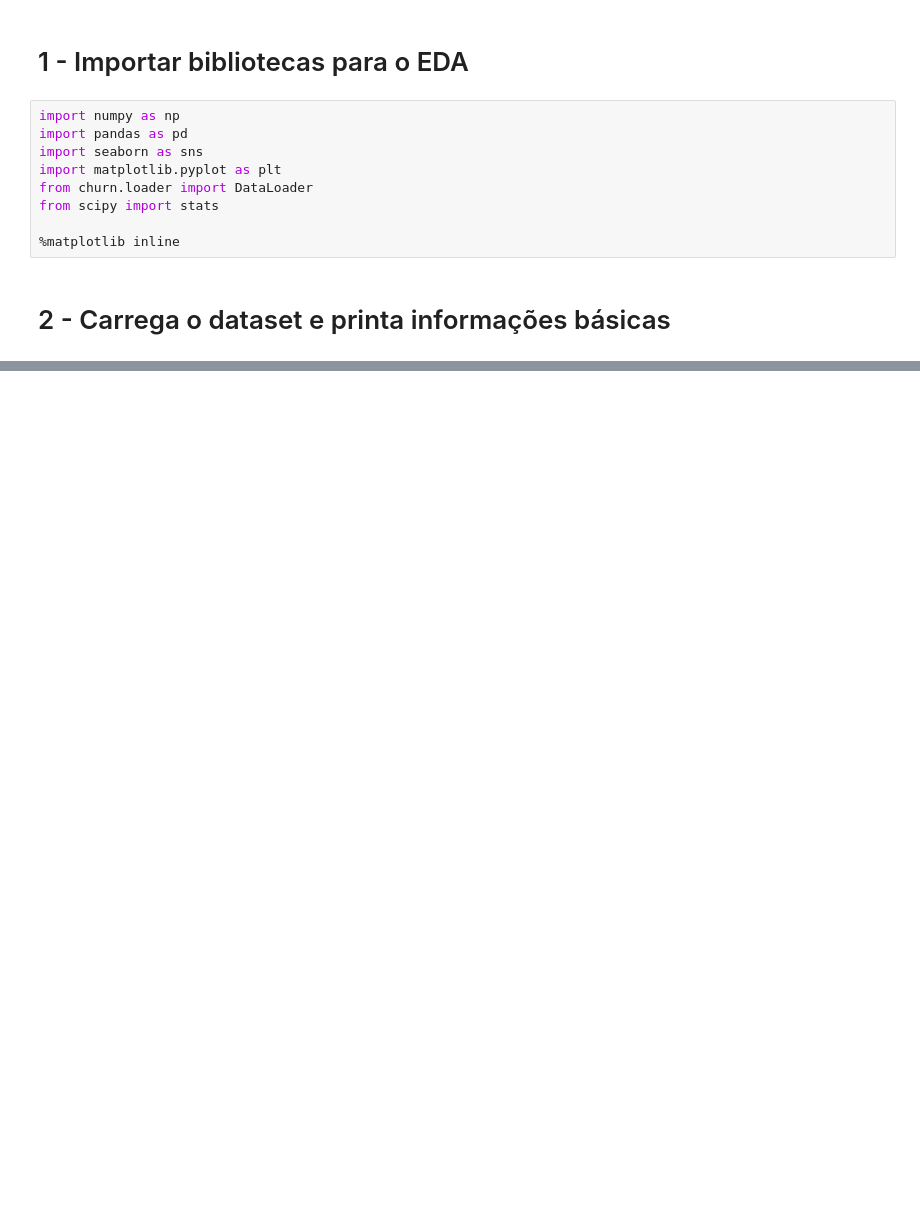
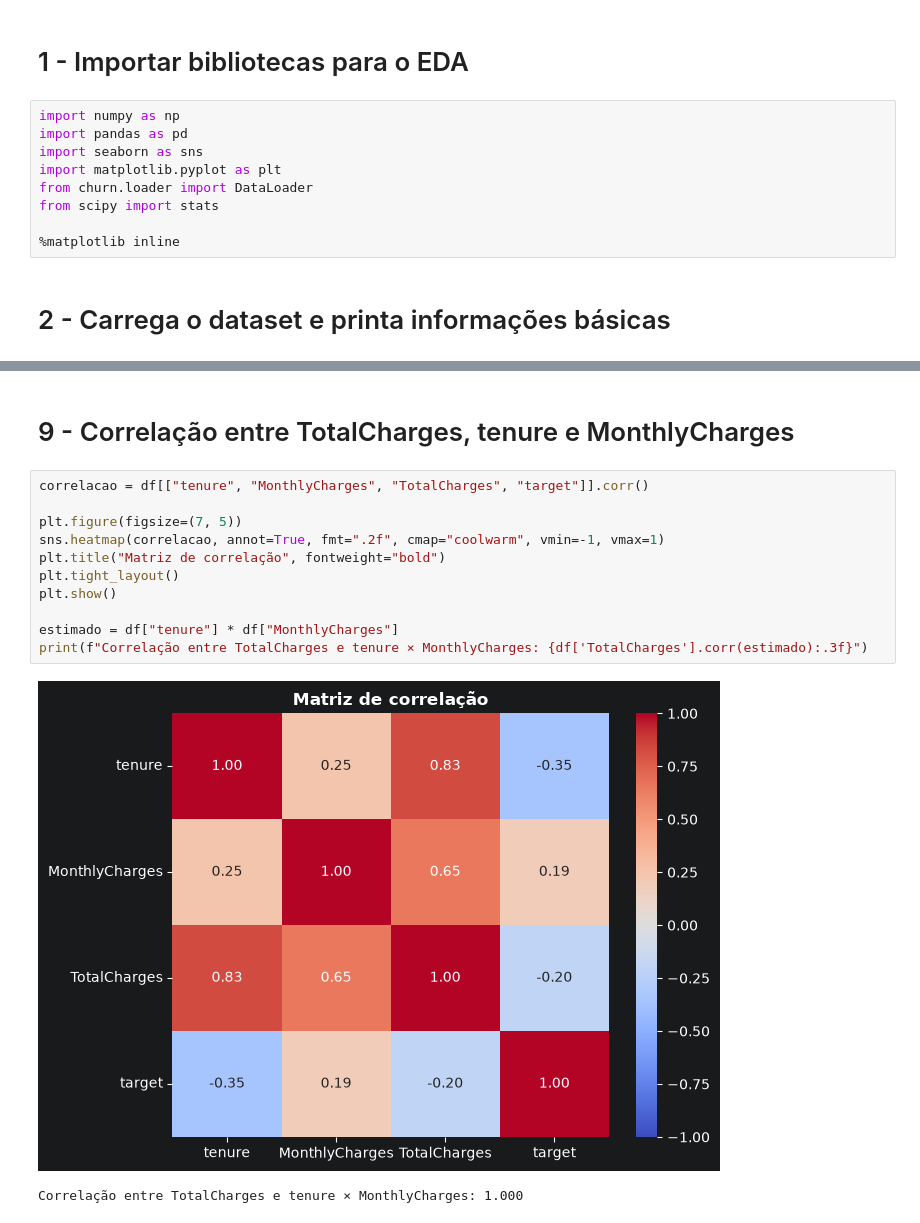
Before and after one commit to EberteSampaio/tech-challenge-customer-churn, a Jupyter notebook: notebooks/01_eda.ipynb, the cells around one changed output, grey strips where cells are left out. Drawn from its saved outputs; the diff is of its cells as text; blank space fills up the shorter version.

```diff
--- a/notebooks/01_eda.ipynb
+++ b/notebooks/01_eda.ipynb
@@ -190,0 +234,16 @@ plt.show()
+# %% [markdown]
+# 9 - Correlação entre TotalCharges, tenure e MonthlyCharges
+# %%
+correlacao = df[["tenure", "MonthlyCharges", "TotalCharges", "target"]].corr()
+
+plt.figure(figsize=(7, 5))
+sns.heatmap(correlacao, annot=True, fmt=".2f", cmap="coolwarm", vmin=-1, vmax=1)
+plt.title("Matriz de correlação", fontweight="bold")
+plt.tight_layout()
+plt.show()
+
+estimado = df["tenure"] * df["MonthlyCharges"]
+print(f"Correlação entre TotalCharges e tenure × MonthlyCharges: {df['TotalCharges'].corr(estimado):.3f}")
+# %% [output]
+[figure, added]
+Correlação entre TotalCharges e tenure × MonthlyCharges: 1.000
```
Also changed, not shown: parts of 21 cells of this notebook.
